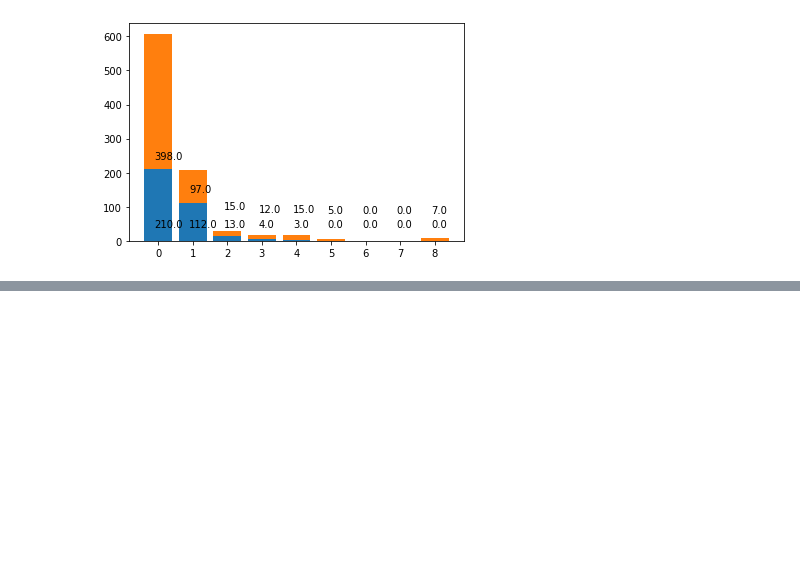
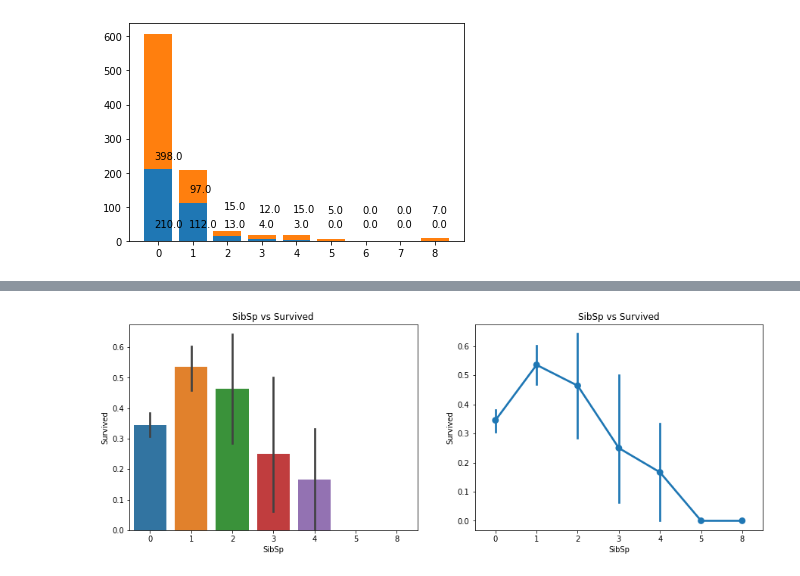
Before and after one commit to serinss/seSAC_Python_Class, a Jupyter notebook: 통계분석시각화_응용.ipynb, the cells around one changed output, grey strips where cells are left out. Saved outputs shown, nothing was run; the diff lists cells and outputs as text; code cells hidden in the pictures; blank space fills up the shorter version.

```diff
--- a/통계분석시각화_응용.ipynb
+++ b/통계분석시각화_응용.ipynb
@@ -684,0 +744,14 @@ plt.show()
+# %%
+import seaborn as sns
+# sns.factorplot(x,y,hue) : y평균값 그래프. hue로 지정된 필드의 종류만큼 라인이 그려짐.
+# 오차율을 표시하기 위한 그래프이므로 활용 목적에 맞게 사용
+
+f,ax=plt.subplots(1,2,figsize=(15,5))
+sns.barplot('SibSp','Survived',data=data,ax=ax[0])
+ax[0].set_title('SibSp vs Survived')
+sns.pointplot('SibSp','Survived',data=data,ax=ax[1])
+ax[1].set_title('SibSp vs Survived')
+plt.close(2)
+plt.show()
+# %% [output]
+[figure, added]
```
Also changed, not shown: parts of 19 cells of this notebook.
